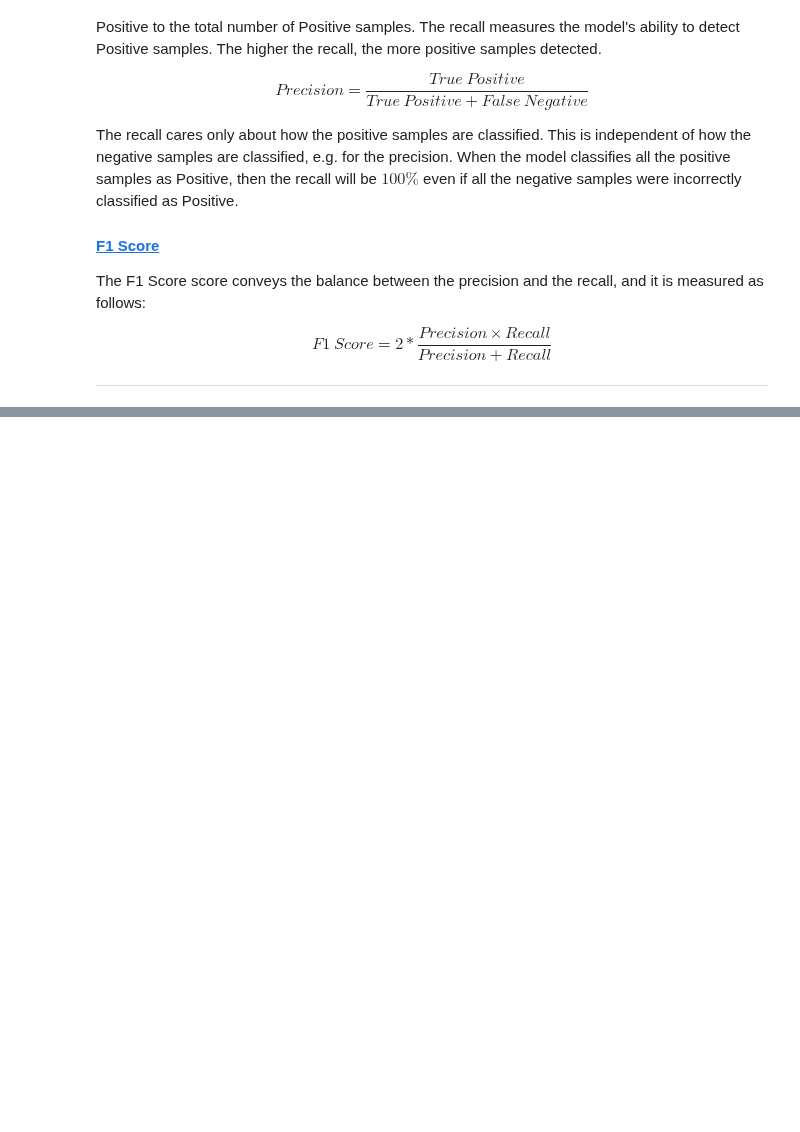
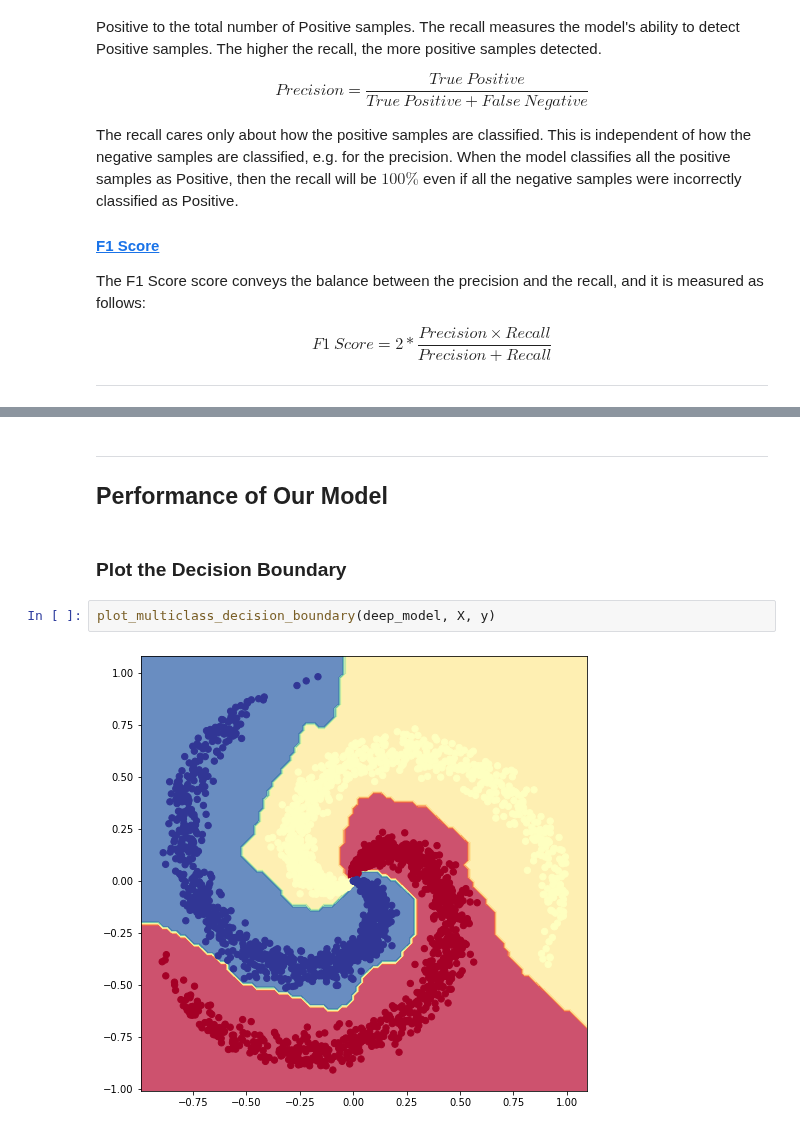
Before and after one commit to ImranNust/Spring2021_CS_ANN_Class, a Jupyter notebook: Lecture4_ShallowAndDeepNetowks/Module6_MultiClassClassification.ipynb, the cells around one changed output, grey strips where cells are left out. Drawn from its saved outputs; the diff is of its cells as text; blank space fills up the shorter version.

```diff
--- a/Lecture4_ShallowAndDeepNetowks/Module6_MultiClassClassification.ipynb
+++ b/Lecture4_ShallowAndDeepNetowks/Module6_MultiClassClassification.ipynb
@@ -251,0 +311,9 @@ weighted avg       0.59      0.56      0.56      3000
+# %% [markdown]
+***
+## Performance of Our Model
+# %% [markdown]
+### Plot the Decision Boundary
+# %%
+plot_multiclass_decision_boundary(deep_model, X, y)
+# %% [output]
+[figure, added]
```
Also changed, not shown: parts of 11 cells of this notebook.
